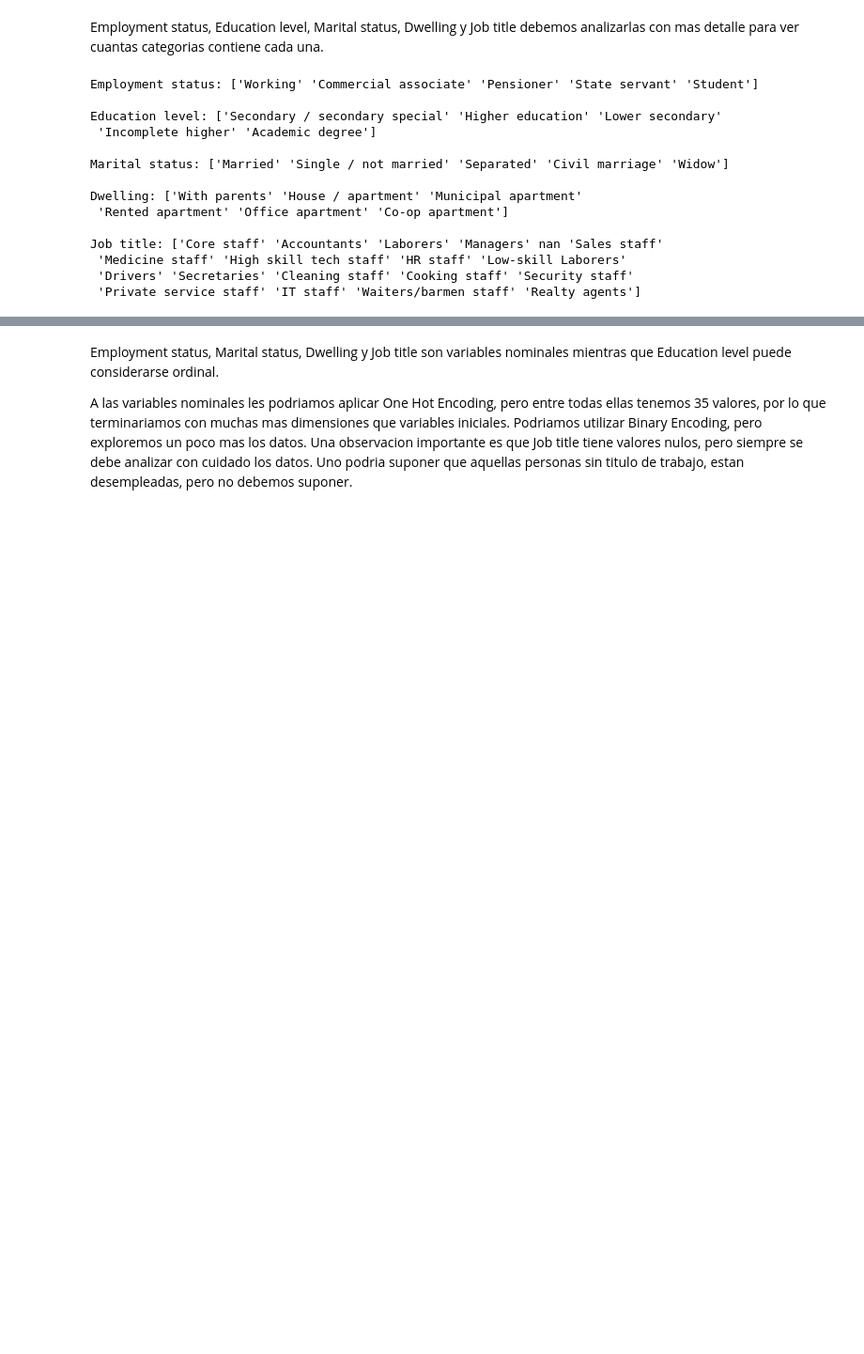
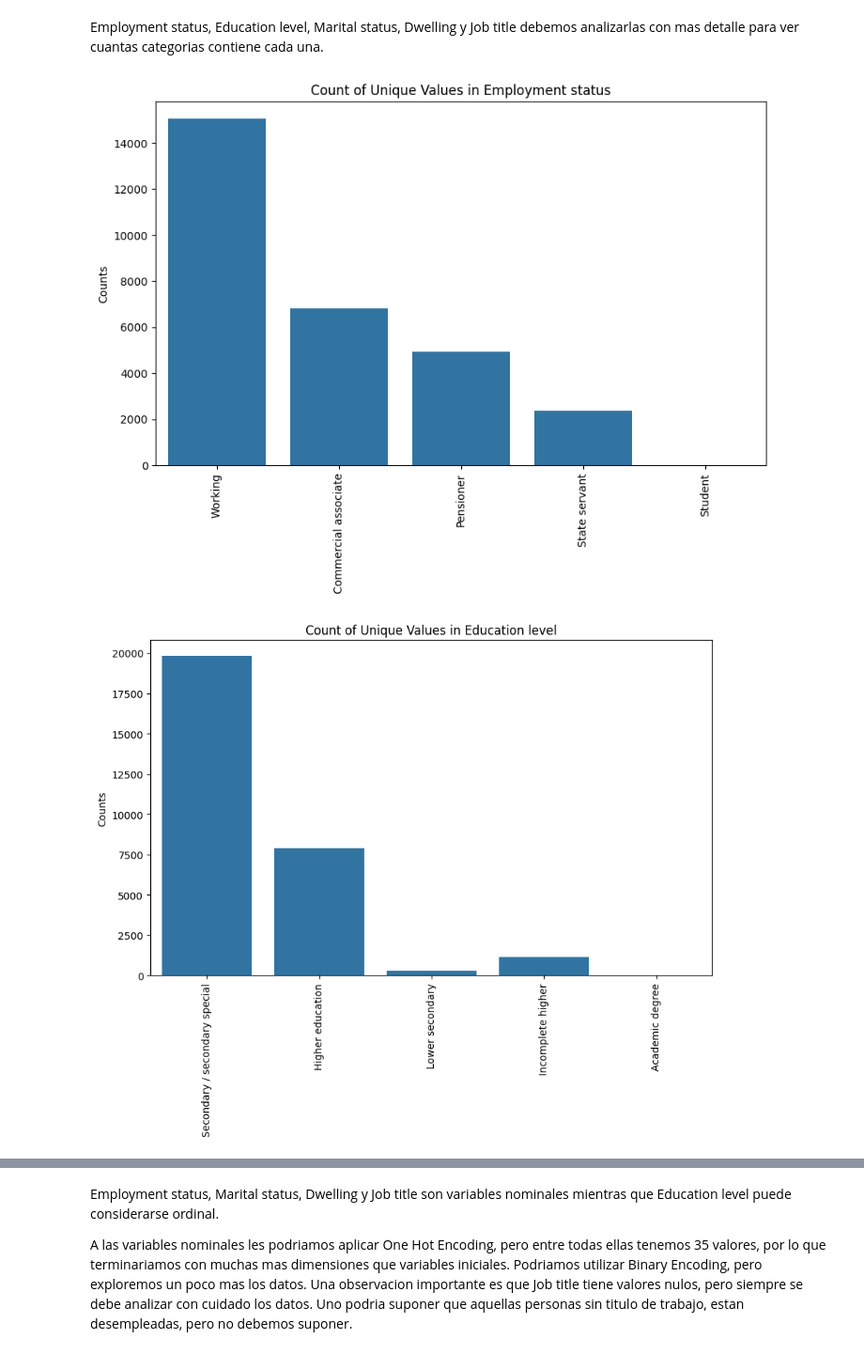
Before and after one commit to Nicotertu/nicotertu.github.io, a Jupyter notebook: python notebooks/Exploring a dataset.ipynb, the cells around one changed output, grey strips where cells are left out. Shown at 94% size. Saved outputs shown, nothing was run; the diff lists cells and outputs as text; code cells hidden in the pictures; blank space fills up the shorter version.

```diff
--- a/python notebooks/Exploring a dataset.ipynb
+++ b/python notebooks/Exploring a dataset.ipynb
@@ -56,24 +60,20 @@ with pd.option_context("future.no_silent_downcasting", True):
     train_df_step2['Has a property'] = train_df_step2['Has a property'].replace({'N': int(0), 'Y': int(1)}).astype(int)
 # %% [markdown]
 Employment status, Education level, Marital status, Dwelling y Job title debemos analizarlas con mas detalle para ver cuantas categorias contiene cada una.
-# %%
-print(f"Employment status: {train_df['Employment status'].unique()}\n")
-print(f"Education level: {train_df['Education level'].unique()}\n")
-print(f"Marital status: {train_df['Marital status'].unique()}\n")
-print(f"Dwelling: {train_df['Dwelling'].unique()}\n")
-print(f"Job title: {train_df['Job title'].unique()}")
-# %% [output]
-Employment status: ['Working' 'Commercial associate' 'Pensioner' 'State servant' 'Student']
-
-Education level: ['Secondary / secondary special' 'Higher education' 'Lower secondary'
- 'Incomplete higher' 'Academic degree']
-
-Marital status: ['Married' 'Single / not married' 'Separated' 'Civil marriage' 'Widow']
-
-Dwelling: ['With parents' 'House / apartment' 'Municipal apartment'
- 'Rented apartment' 'Office apartment' 'Co-op apartment']
-
-Job title: ['Core staff' 'Accountants' 'Laborers' 'Managers' nan 'Sales staff'
- 'Medicine staff' 'High skill tech staff' 'HR staff' 'Low-skill Laborers'
- 'Drivers' 'Secretaries' 'Cleaning staff' 'Cooking staff' 'Security staff'
- 'Private service staff' 'IT staff' 'Waiters/barmen staff' 'Realty agents']
+# %%
+# List of features to visualize
+features = ['Employment status', 'Education level', 'Marital status', 'Dwelling', 'Job title']
+
+# Loop through the features and create a count plot for each
+for feature in features:
+    plt.figure(figsize=(10, 6))
+    sns.countplot(data=train_df_step2, x=feature)
+    plt.title(f'Count of Unique Values in {feature}')
+    plt.xlabel('')
+    plt.xticks(rotation=90)
+    plt.ylabel('Counts')
+
+plt.show()
+# %% [output]
+[figure, added]
+[figure, added]
```
Also changed, not shown: parts of 23 cells of this notebook, 7 other files.
